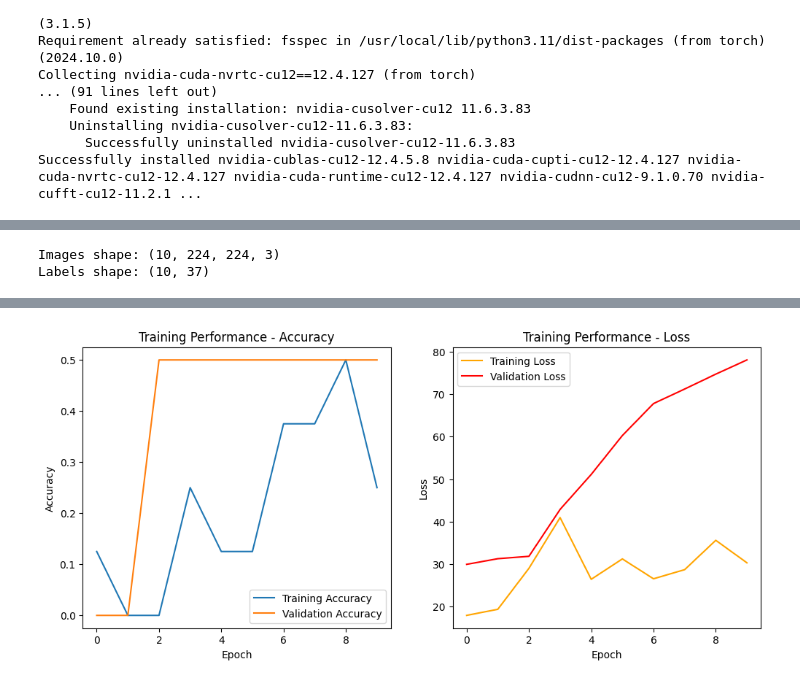
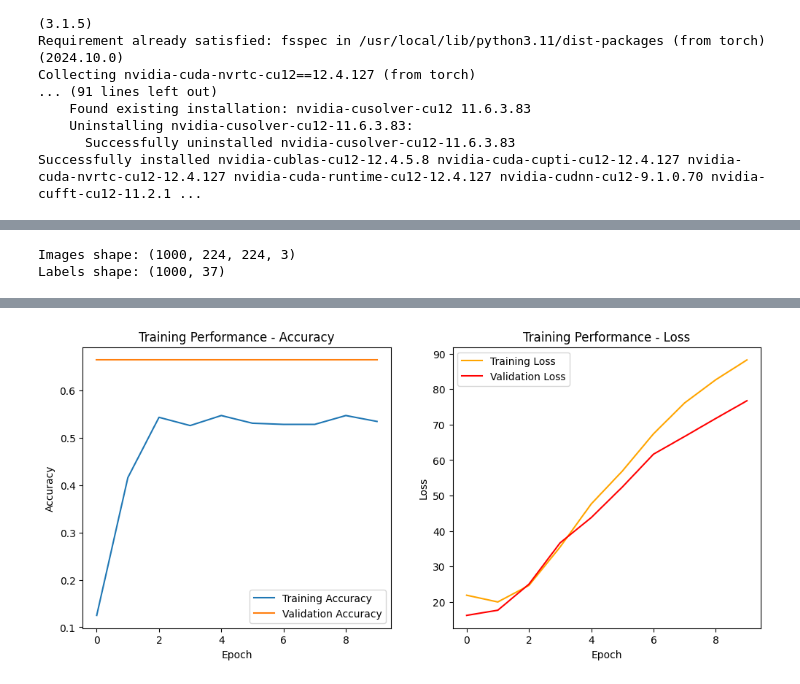
Before and after one commit to JarnovdKolk/Test, a Jupyter notebook: Assignment3.ipynb, the cells around one changed output, grey strips where cells are left out. Saved outputs shown, nothing was run; the diff lists cells and outputs as text; code cells hidden in the pictures.

```diff
--- a/Assignment3.ipynb
+++ b/Assignment3.ipynb
@@ -47,7 +47,7 @@ DATA_DIR = "/content/drive/MyDrive/Colab Notebooks/images_training_rev1GOED"  #
 LABELS_CSV = "/content/drive/MyDrive/Colab Notebooks/training_solutions_rev1GOED.csv"
 
 # Number of images to use
-NUM_IMAGES = 10
+NUM_IMAGES = 1000
 
 # Load all image filenames
 image_filenames = sorted(os.listdir(DATA_DIR))[:NUM_IMAGES]  # Get first NUM_IMAGES image filenames
@@ -83,8 +83,8 @@ labels = labels_df.drop(columns=['GalaxyID']).values
 print("Images shape:", images.shape)  # Should be (NUM_IMAGES, 224, 224, 3)
 print("Labels shape:", labels.shape)  # Should be (NUM_IMAGES, 37)
 # %% [output]
-Images shape: (10, 224, 224, 3)
-Labels shape: (10, 37)
+Images shape: (1000, 224, 224, 3)
+Labels shape: (1000, 37)
 # %%
 from tensorflow.keras.preprocessing.image import ImageDataGenerator
 from tensorflow.keras.applications import EfficientNetV2B0
@@ -119,7 +119,7 @@ x = Dense(37, activation='softmax', kernel_regularizer=tf.keras.regularizers.l2(
 model = Model(inputs=base_model.input, outputs=x)
 
 # Compile model with higher learning rate for final layer
-model.compile(optimizer=Adam(learning_rate=1e-2), loss='categorical_crossentropy', metrics=['accuracy'])
+model.compile(optimizer=Adam(learning_rate=1e-3), loss='categorical_crossentropy', metrics=['accuracy'])
 
 # Learning Rate Scheduler
 lr_scheduler = ReduceLROnPlateau(monitor='val_loss', factor=0.5, patience=3, verbose=1, min_lr=1e-6)
@@ -129,11 +129,30 @@ from sklearn.model_selection import train_test_split
 # Split data into training and validation sets
 X_train, X_val, y_train, y_val = train_test_split(images, labels, test_size=0.2, random_state=42)
 
-# Train the model using the training and validation data
-history = model.fit(augmentor.flow(X_train, y_train, batch_size=2),
-                    epochs=10, validation_data=(X_val, y_val),
-                    callbacks=[lr_scheduler])
+from sklearn.utils.class_weight import compute_class_weight
+import numpy as np
 
+# Convert one-hot encoded labels (y_train) to class indices (e.g., [0, 1, 2, ..., 36])
+class_indices_train = np.argmax(y_train, axis=1)
+
+# Compute class weights based on the class indices
+class_weights = compute_class_weight(
+    class_weight="balanced",
+    classes=np.unique(class_indices_train),  # Classes 0 to 36
+    y=class_indices_train  # The class labels for each image
+)
+
+# Convert class weights to a dictionary (needed for class_weight argument)
+class_weight_dict = {i: class_weights[i] for i in range(len(class_weights))}
+
+# Now, you can use the `class_weight_dict` in the `fit` method
+history = model.fit(
+    augmentor.flow(X_train, y_train, batch_size=16),
+    epochs=10,
+    validation_data=(X_val, y_val),
+    class_weight=class_weight_dict,  # Apply class weights here
+    callbacks=[lr_scheduler]
+)
 # Evaluate model
 loss, accuracy = model.evaluate(images, labels)
 print(f"Final Loss: {loss}, Final Accuracy: {accuracy}")
@@ -182 +201 @@ Final Loss: 39.93776321411133, Final Accuracy: 0.5
-[figure, old version]
+[figure, new version]
```
Also changed, not shown: parts of 3 cells of this notebook.
